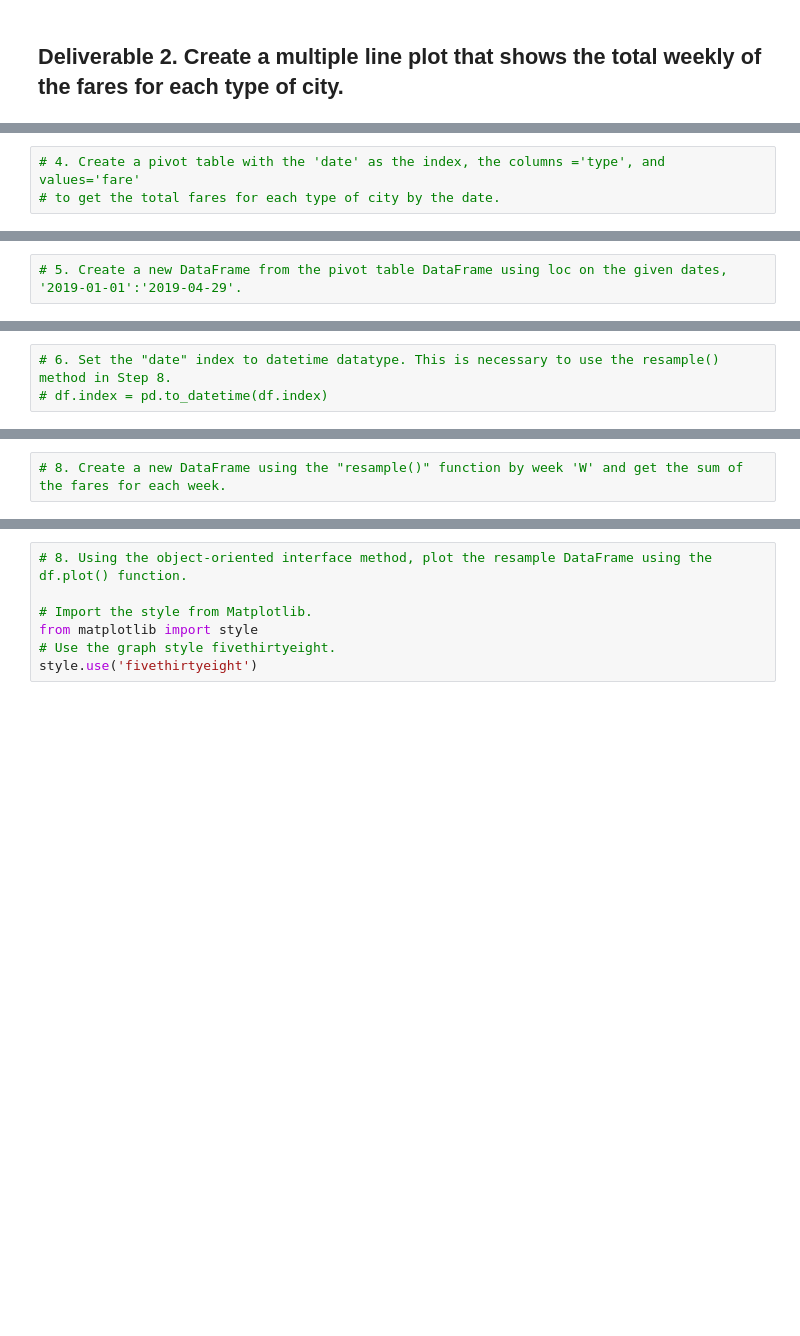
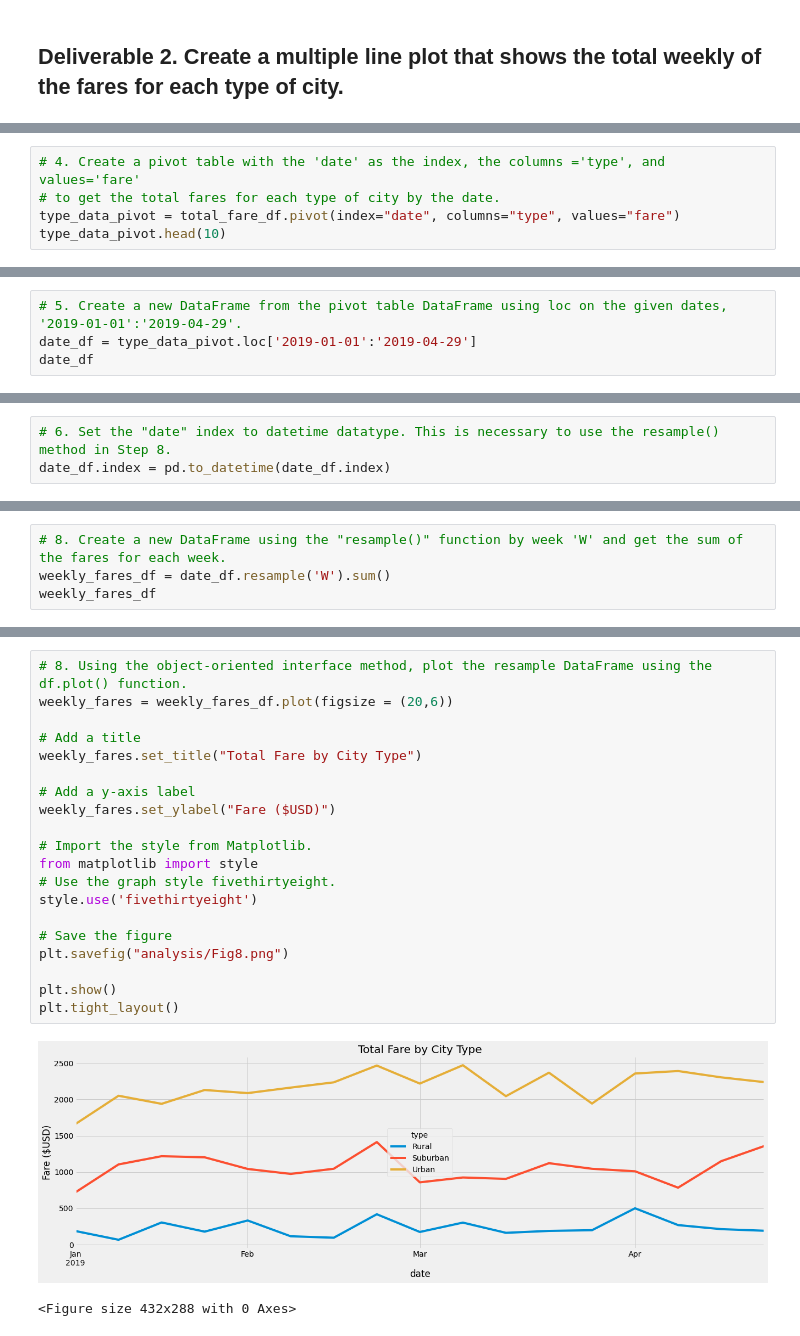
Before and after one commit to debcuyler/PyBer_Analysis, a Jupyter notebook: PyBer_Challenge.ipynb, the cells around one changed output, grey strips where cells are left out. Saved outputs shown, nothing was run; the diff lists cells and outputs as text; blank space fills up the shorter version.

```diff
--- a/PyBer_Challenge.ipynb
+++ b/PyBer_Challenge.ipynb
@@ -128,3 +174,5 @@ pyber_summary_df
 # %%
 # 4. Create a pivot table with the 'date' as the index, the columns ='type', and values='fare'
 # to get the total fares for each type of city by the date.
+type_data_pivot = total_fare_df.pivot(index="date", columns="type", values="fare")
+type_data_pivot.head(10)
@@ -131,2 +192,4 @@ pyber_summary_df
 # %%
 # 5. Create a new DataFrame from the pivot table DataFrame using loc on the given dates, '2019-01-01':'2019-04-29'.
+date_df = type_data_pivot.loc['2019-01-01':'2019-04-29']
+date_df
@@ -133,5 +211,5 @@ pyber_summary_df
 # %%
 # 6. Set the "date" index to datetime datatype. This is necessary to use the resample() method in Step 8.
-# df.index = pd.to_datetime(df.index)
+date_df.index = pd.to_datetime(date_df.index)
 # %%
 # 7. Check that the datatype for the index is datetime using df.info()
@@ -138,2 +228,4 @@ pyber_summary_df
 # %%
 # 8. Create a new DataFrame using the "resample()" function by week 'W' and get the sum of the fares for each week.
+weekly_fares_df = date_df.resample('W').sum()
+weekly_fares_df
@@ -140,7 +252,23 @@ pyber_summary_df
 # %%
 # 8. Using the object-oriented interface method, plot the resample DataFrame using the df.plot() function.
+weekly_fares = weekly_fares_df.plot(figsize = (20,6))
+
+# Add a title
+weekly_fares.set_title("Total Fare by City Type")
+
+# Add a y-axis label
+weekly_fares.set_ylabel("Fare ($USD)")
 
 # Import the style from Matplotlib.
 from matplotlib import style
 # Use the graph style fivethirtyeight.
 style.use('fivethirtyeight')
+
+# Save the figure
+plt.savefig("analysis/Fig8.png")
+
+plt.show()
+plt.tight_layout()
+# %% [output]
+[figure, added]
+<Figure size 432x288 with 0 Axes>
```
Also changed, not shown: parts of 7 cells of this notebook, 2 other files.
